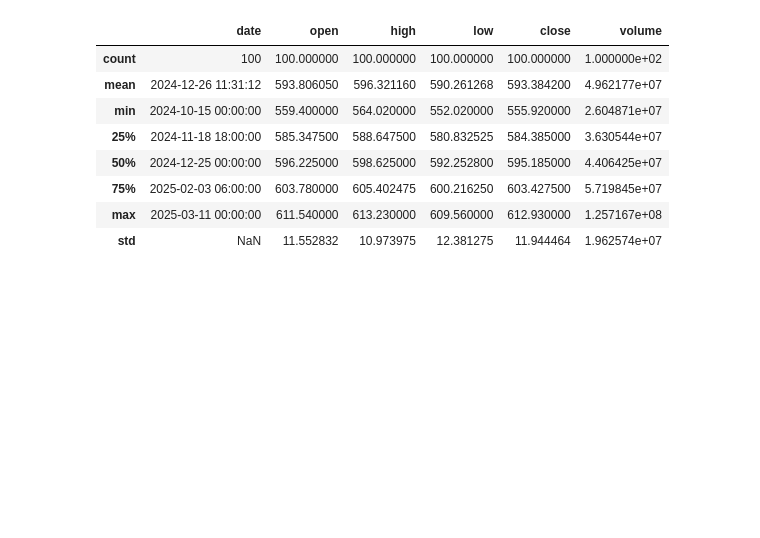
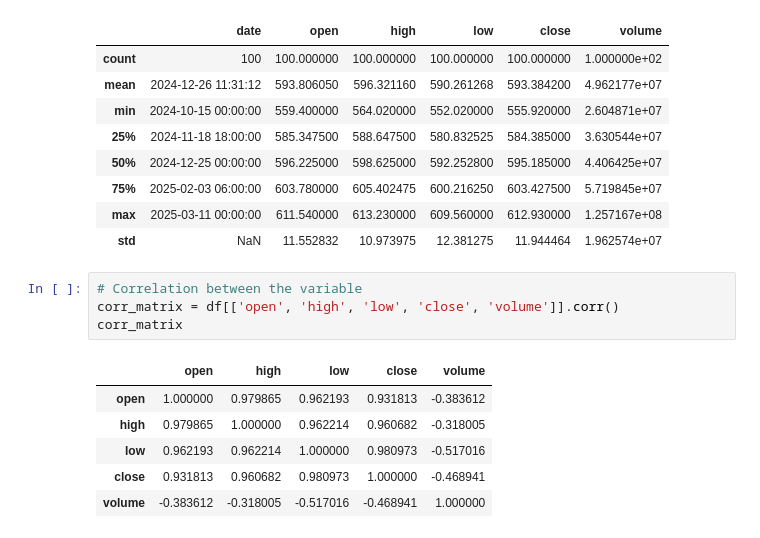
Before and after one commit to bytesbyt/ds_stock_market, a Jupyter notebook: stock_market.ipynb, the cells around one changed output. Saved outputs shown, nothing was run; the diff lists cells and outputs as text; blank space fills up the shorter version.

```diff
--- a/stock_market.ipynb
+++ b/stock_market.ipynb
@@ -192,3 +193,14 @@ df.describe()
 | 75% | 2025-02-03 06:00:00 | 603.780000 | 605.402475 | 600.216250 | 603.427500 | 5.719845e+07 |
 | max | 2025-03-11 00:00:00 | 611.540000 | 613.230000 | 609.560000 | 612.930000 | 1.257167e+08 |
 | std | NaN | 11.552832 | 10.973975 | 12.381275 | 11.944464 | 1.962574e+07 |
+# %%
+# Correlation between the variable
+corr_matrix = df[['open', 'high', 'low', 'close', 'volume']].corr()
+corr_matrix
+# %% [output]
+|  | open | high | low | close | volume |
+| open | 1.000000 | 0.979865 | 0.962193 | 0.931813 | -0.383612 |
+| high | 0.979865 | 1.000000 | 0.962214 | 0.960682 | -0.318005 |
+| low | 0.962193 | 0.962214 | 1.000000 | 0.980973 | -0.517016 |
+| close | 0.931813 | 0.960682 | 0.980973 | 1.000000 | -0.468941 |
+| volume | -0.383612 | -0.318005 | -0.517016 | -0.468941 | 1.000000 |
```
Also changed, not shown: parts of 3 cells of this notebook.
